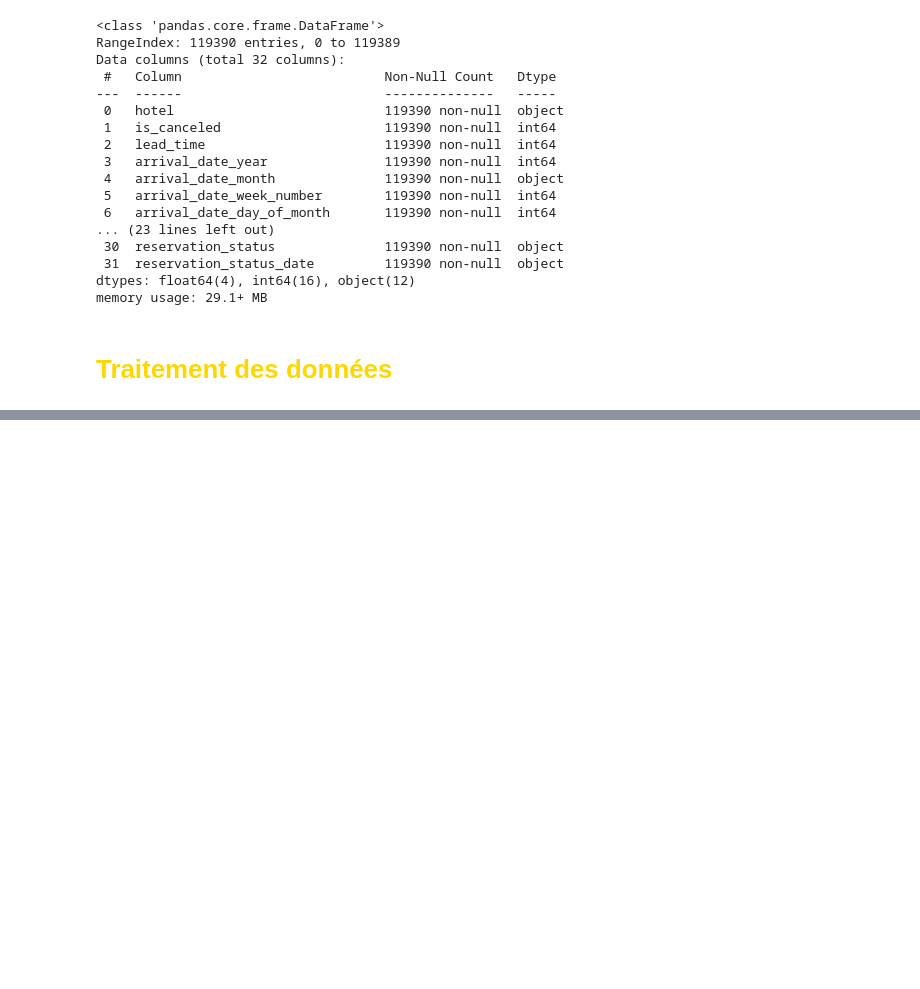
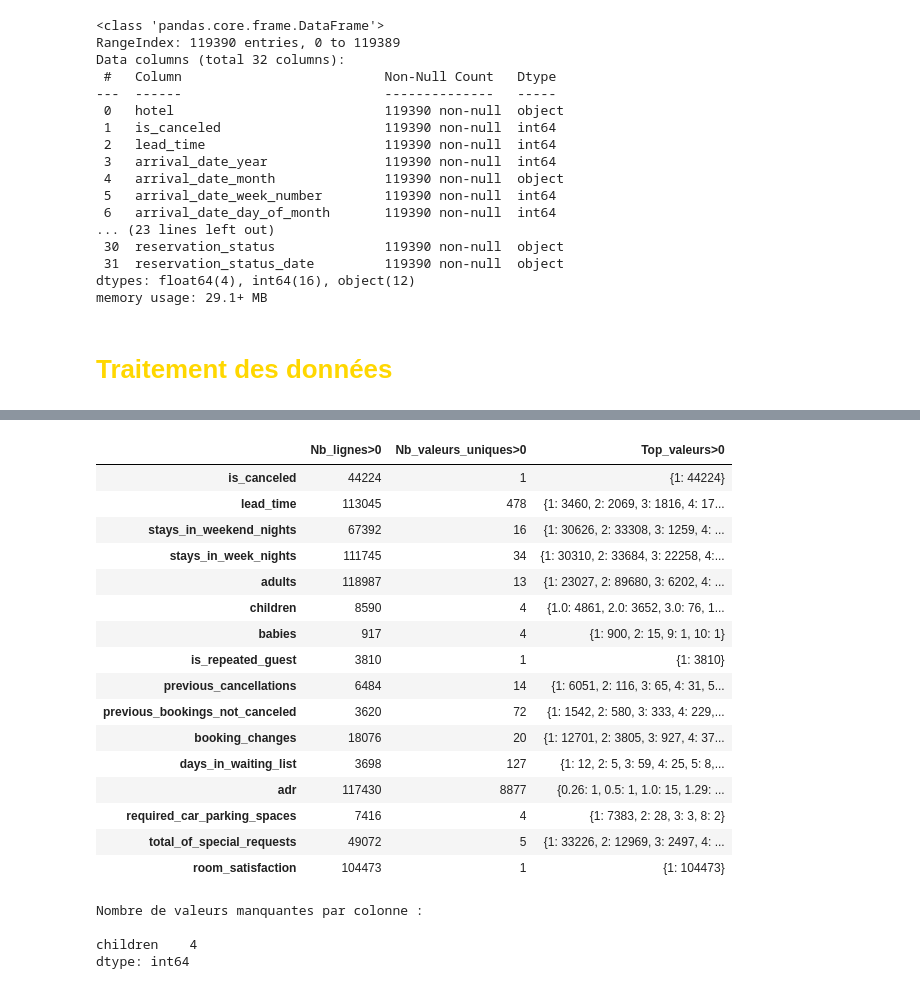
Before and after one commit to firasbouzazi/Hotel-reservation, a Jupyter notebook: Projet_AAA.ipynb, the cells around one changed output, grey strips where cells are left out. Saved outputs shown, nothing was run; the diff lists cells and outputs as text; code cells hidden in the pictures; blank space fills up the shorter version.

```diff
--- a/Projet_AAA.ipynb
+++ b/Projet_AAA.ipynb
@@ -64,0 +161,69 @@ memory usage: 29.1+ MB
+# %%
+#Dans cette cellule, on va afficher les principales informations de nos variables numériques.
+#On va afficher ainsi un tableau contenant :
+#Dans la 1ère colonne : le nombre de lignes où la variable prend une valeur autre que 0 (sur les 119 390 lignes au total)
+#Dans la 2ème colonne : le nombre de valeurs uniques prises par la variable
+#Dans la 3ème colonne : les valeurs des variables les plus occurrentes avec leurs occurrences (dictionnaire où les clés sont les valeurs de la variables et les valeurs le nombre d'occurrences de cette valeur)
+
+num_cols = df.select_dtypes(include=["int64", "float64"]).columns
+
+pd.set_option("display.max_rows", 500)
+pd.set_option("display.max_columns", 500)
+pd.set_option("display.width", 500)
+
+resume_global = {}
+
+for col in num_cols:
+    valeurs_pos = df[df[col] > 0][col]
+
+    counts = valeurs_pos.value_counts().sort_index()
+    total_lignes_pos = counts.sum()
+    nb_valeurs_uniques = counts.shape[0]
+
+    top_counts = counts.head(10)
+
+    resume_global[col] = {"Nb_lignes>0": int(total_lignes_pos),"Nb_valeurs_uniques>0": int(nb_valeurs_uniques),"Top_valeurs>0": top_counts.to_dict()}
+
+resume_df = pd.DataFrame(resume_global).T
+display(resume_df)
+# %% [output]
+|  | Nb_lignes>0 | Nb_valeurs_uniques>0 | Top_valeurs>0 |
+| is_canceled | 44224 | 1 | {1: 44224} |
+| lead_time | 113045 | 478 | {1: 3460, 2: 2069, 3: 1816, 4: 17... |
+| stays_in_weekend_nights | 67392 | 16 | {1: 30626, 2: 33308, 3: 1259, 4: ... |
+| stays_in_week_nights | 111745 | 34 | {1: 30310, 2: 33684, 3: 22258, 4:... |
+| adults | 118987 | 13 | {1: 23027, 2: 89680, 3: 6202, 4: ... |
+| children | 8590 | 4 | {1.0: 4861, 2.0: 3652, 3.0: 76, 1... |
+| babies | 917 | 4 | {1: 900, 2: 15, 9: 1, 10: 1} |
+| is_repeated_guest | 3810 | 1 | {1: 3810} |
+| previous_cancellations | 6484 | 14 | {1: 6051, 2: 116, 3: 65, 4: 31, 5... |
+| previous_bookings_not_canceled | 3620 | 72 | {1: 1542, 2: 580, 3: 333, 4: 229,... |
+| booking_changes | 18076 | 20 | {1: 12701, 2: 3805, 3: 927, 4: 37... |
+| days_in_waiting_list | 3698 | 127 | {1: 12, 2: 5, 3: 59, 4: 25, 5: 8,... |
+| adr | 117430 | 8877 | {0.26: 1, 0.5: 1, 1.0: 15, 1.29: ... |
+| required_car_parking_spaces | 7416 | 4 | {1: 7383, 2: 28, 3: 3, 8: 2} |
+| total_of_special_requests | 49072 | 5 | {1: 33226, 2: 12969, 3: 2497, 4: ... |
+| room_satisfaction | 104473 | 1 | {1: 104473} |
+# %%
+#Dans cette cellule, on sépare notre variable cible de nos variables prédictives et on sépare ensuite nos variables numériques de nos variables catégorielles pour préparer respectivement :
+#- la standardisation des variables numériques
+#- le one-hot encoding des variables catégorielles
+y = df["is_canceled"]
+df_features = df.drop(columns=["is_canceled"], errors="ignore")
+
+#On vérifie le nombre de valeurs manquantes dans notre dataset. On en compte que 4 pour la seule variable children. De fait on complétera ce manque par un fillna(0) sans avoir besoin d'un process plus complexe par du MICE par
+#exemple
+missing_counts = df_features.isna().sum()
+print("Nombre de valeurs manquantes par colonne :\n")
+print(missing_counts[missing_counts > 0])
+
+df_num = df_features.select_dtypes(include=["int64", "float64"]).copy()
+df_cat = df_features.select_dtypes(include=["object", "category"]).copy()
+
+df_num.fillna(0, inplace=True) #pour les variables manquantes de children
+df_cat.fillna("Autre_NR", inplace=True) #à titre de sureté
+# %% [output]
+Nombre de valeurs manquantes par colonne :
+
+children    4
+dtype: int64
```
Also changed, not shown: parts of 12 cells of this notebook.
